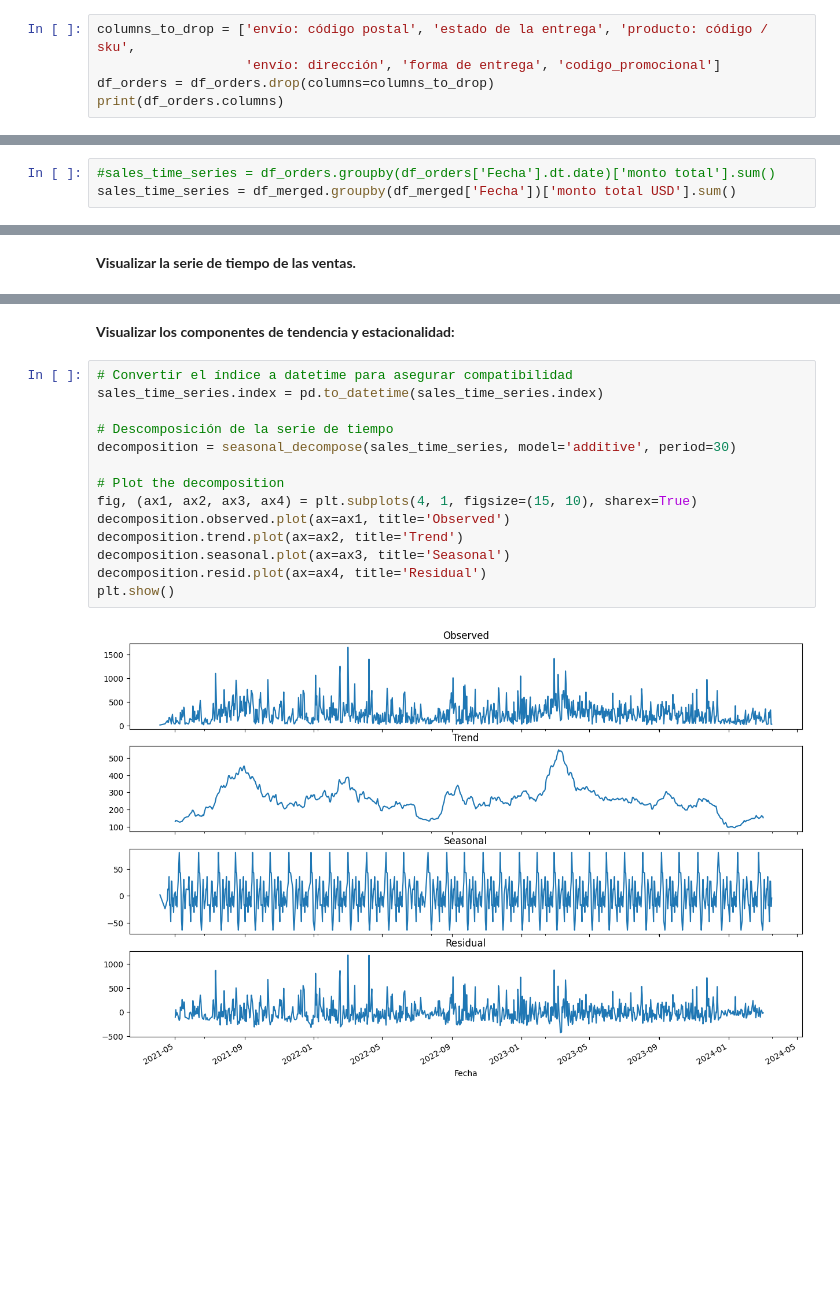
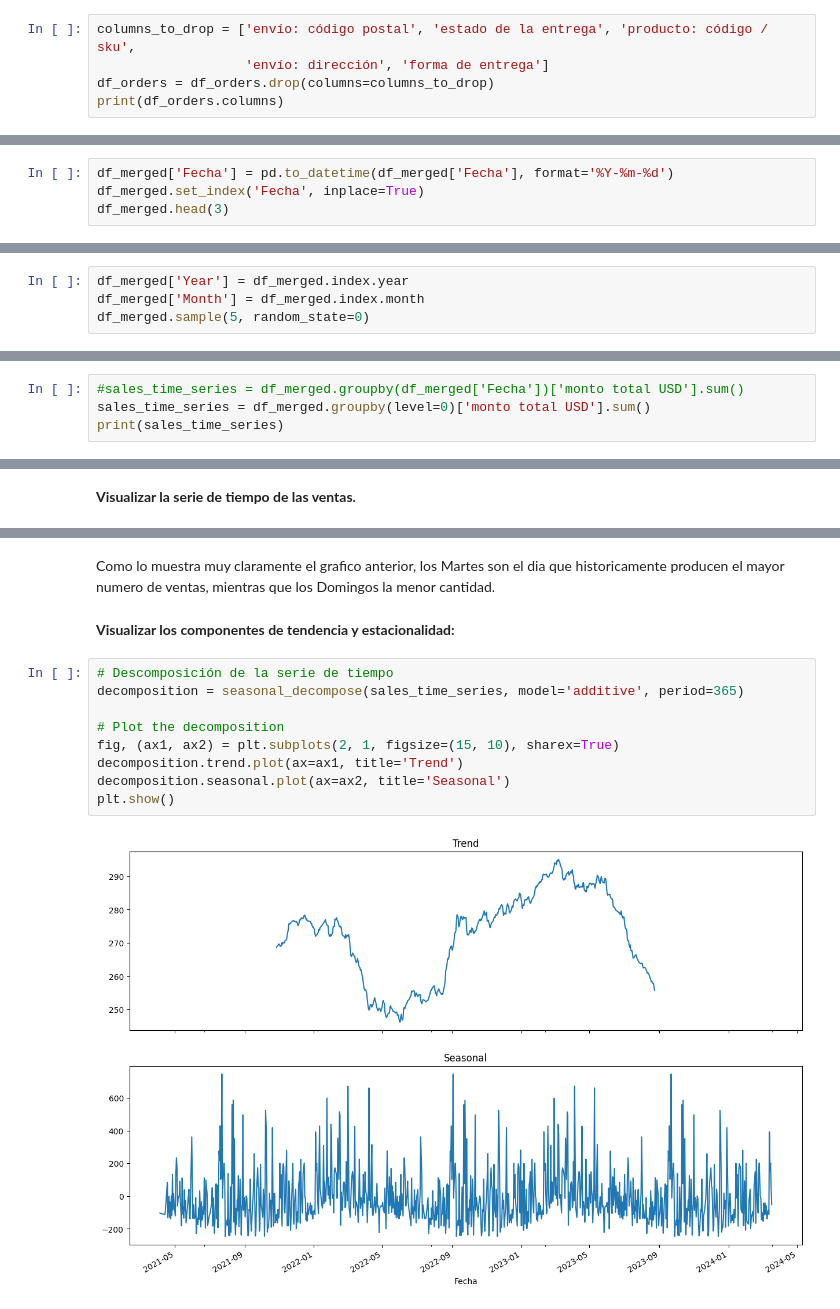
Before and after one commit to jpgomz/mentoria-diplodatos-2024-analisis-cursos-previsionales, a Jupyter notebook: ayvd.ipynb, the cells around one changed output, grey strips where cells are left out. Drawn from its saved outputs; the diff is of its cells as text; blank space fills up the shorter version.

Commit message:
Analisis de serie de tiempo basico

```diff
--- a/ayvd.ipynb
+++ b/ayvd.ipynb
@@ -99,6 +112,6 @@ Procederemos a eliminar aquellas columnas que carecen de mas del 95% de sus dato
 # %%
 columns_to_drop = ['envío: código postal', 'estado de la entrega', 'producto: código / sku',
-                   'envío: dirección', 'forma de entrega', 'codigo_promocional']
+                   'envío: dirección', 'forma de entrega']
 df_orders = df_orders.drop(columns=columns_to_drop)
 print(df_orders.columns)
 # %% [output]
@@ -146,0 +158,4 @@ print(df_merged[['Fecha', 'monto total', 'USD', 'monto total USD']].head())
+# %%
+df_merged['Fecha'] = pd.to_datetime(df_merged['Fecha'], format='%Y-%m-%d')
+df_merged.set_index('Fecha', inplace=True)
+df_merged.head(3)
@@ -146,0 +170,4 @@ print(df_merged[['Fecha', 'monto total', 'USD', 'monto total USD']].head())
+# %%
+df_merged['Year'] = df_merged.index.year
+df_merged['Month'] = df_merged.index.month
+df_merged.sample(5, random_state=0)
@@ -147,5 +182,6 @@ print(df_merged[['Fecha', 'monto total', 'USD', 'monto total USD']].head())
 # %% [markdown]
 **Agrupamos los datos por fecha para obtener las ventas totales por día.**
 # %%
-#sales_time_series = df_orders.groupby(df_orders['Fecha'].dt.date)['monto total'].sum()
-sales_time_series = df_merged.groupby(df_merged['Fecha'])['monto total USD'].sum()
+#sales_time_series = df_merged.groupby(df_merged['Fecha'])['monto total USD'].sum()
+sales_time_series = df_merged.groupby(level=0)['monto total USD'].sum()
+print(sales_time_series)
@@ -164,18 +320,16 @@ plt.show()
+# %% [markdown]
+Como lo muestra muy claramente el grafico anterior, los Martes son el dia que historicamente producen el mayor numero de ventas, mientras que los
+Domingos la menor cantidad.
 # %% [markdown]
 **Visualizar los componentes de tendencia y estacionalidad:**
 # %%
-# Convertir el índice a datetime para asegurar compatibilidad
-sales_time_series.index = pd.to_datetime(sales_time_series.index)
-
 # Descomposición de la serie de tiempo
-decomposition = seasonal_decompose(sales_time_series, model='additive', period=30)
+decomposition = seasonal_decompose(sales_time_series, model='additive', period=365)
 
 # Plot the decomposition
-fig, (ax1, ax2, ax3, ax4) = plt.subplots(4, 1, figsize=(15, 10), sharex=True)
-decomposition.observed.plot(ax=ax1, title='Observed')
-decomposition.trend.plot(ax=ax2, title='Trend')
-decomposition.seasonal.plot(ax=ax3, title='Seasonal')
-decomposition.resid.plot(ax=ax4, title='Residual')
+fig, (ax1, ax2) = plt.subplots(2, 1, figsize=(15, 10), sharex=True)
+decomposition.trend.plot(ax=ax1, title='Trend')
+decomposition.seasonal.plot(ax=ax2, title='Seasonal')
 plt.show()
 # %% [output]
-[figure, old version]
+[figure, new version]
```
Also changed, not shown: parts of 21 cells of this notebook.
